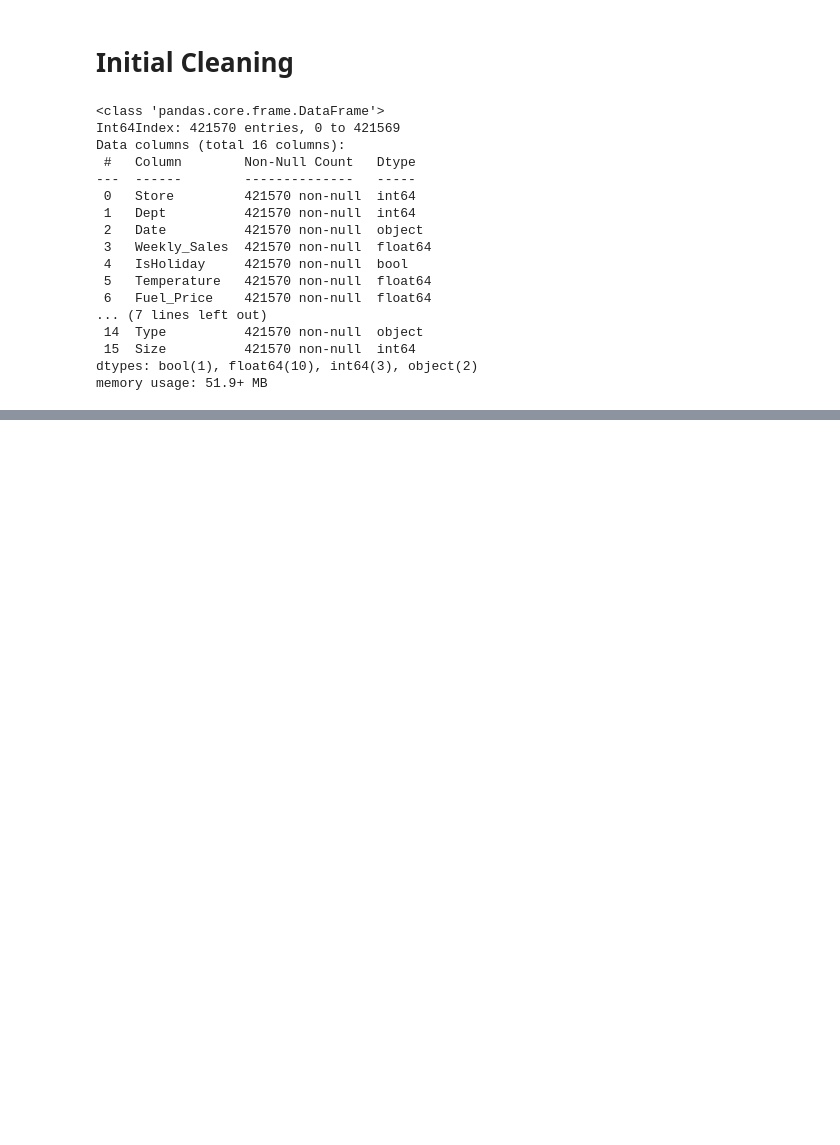
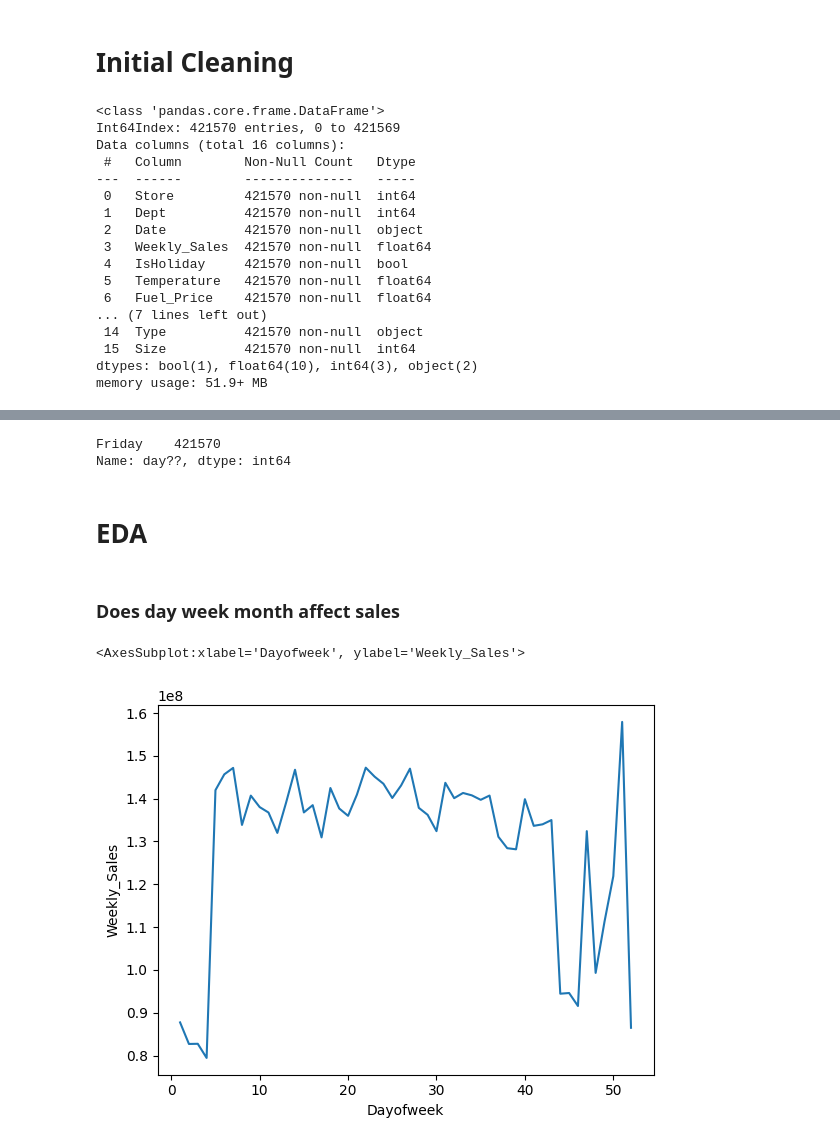
Before and after one commit to yasmeeenm/Walmart, a Jupyter notebook: Walmart-Notebook.ipynb, the cells around one changed output, grey strips where cells are left out. Cells and saved outputs as stored; diff of their text form; code cells hidden in the pictures; blank space fills up the shorter version.

```diff
--- a/Walmart-Notebook.ipynb
+++ b/Walmart-Notebook.ipynb
@@ -125,0 +106,6 @@ memory usage: 6.4 MB
+# %%
+#make 3 more date columns
+new_df['Day']= new_df['Date'].dt.day
+new_df['Month'] =  new_df['Date'].dt.month
+new_df['Year'] =  new_df['Date'].dt.year
+new_df['Week'] =  new_df['Date'].dt.isocalendar().week
@@ -125,0 +118,19 @@ memory usage: 6.4 MB
+# %%
+new_df['day??'] =  new_df['Date'].dt.day_name()
+# %%
+new_df['day??'].value_counts() # all on friday???
+# %% [output]
+Friday    421570
+Name: day??, dtype: int64
+# %% [markdown]
+# EDA
+# %% [markdown]
+### Does day week month affect sales
+# %%
+#weekly sales
+weekly =  new_df.groupby(by='week').sum()
+# %%
+sns.lineplot(data=weekly, x=weekly.index, y='Weekly_Sales')
+# %% [output]
+<AxesSubplot:xlabel='Dayofweek', ylabel='Weekly_Sales'>
+[figure, added]
```
Also changed, not shown: parts of 17 cells of this notebook.
